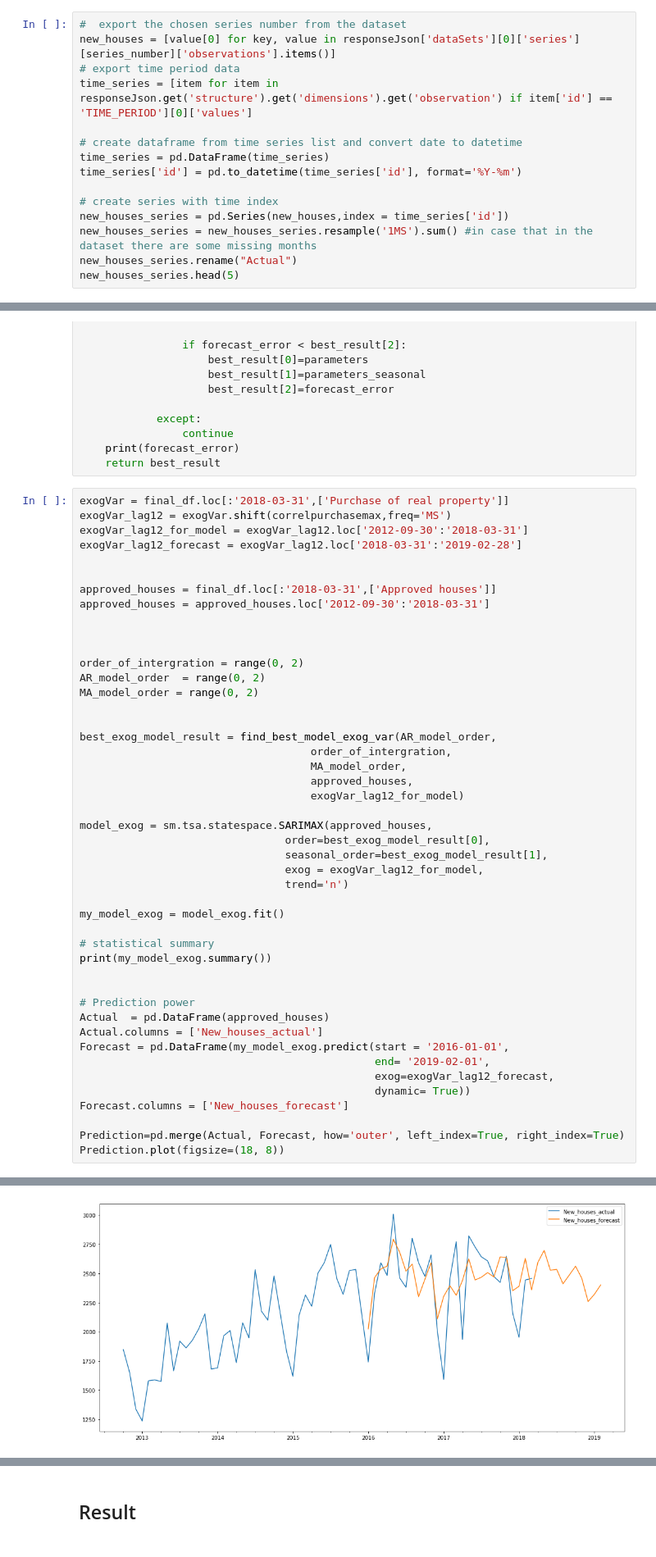
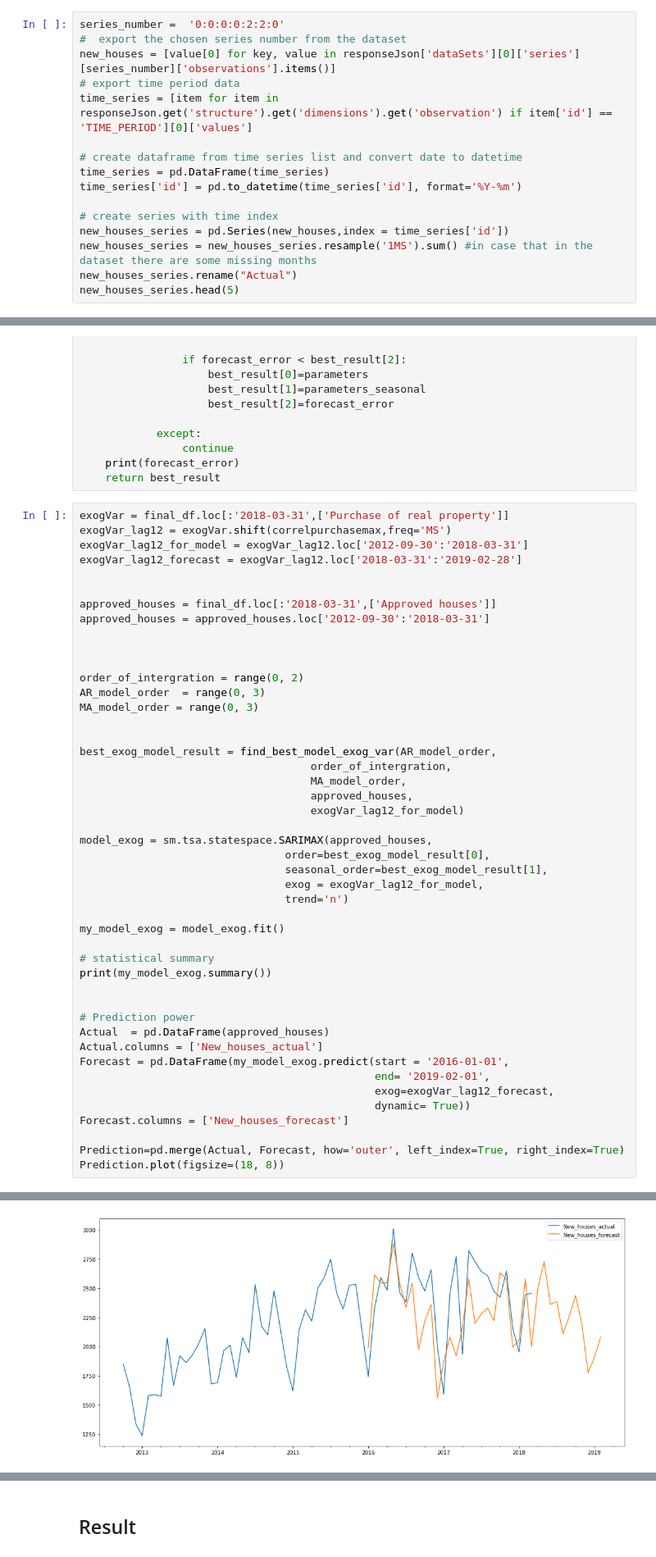
Before and after one commit to TheVacuumUniversity/Time-series-analysis, a Jupyter notebook: Building approvals in New South Wales (Australia) forecast - time series analysis.ipynb, the cells around one changed output, grey strips where cells are left out. Shown at 82% size. Drawn from its saved outputs; the diff is of its cells as text.

```diff
--- a/Building approvals in New South Wales (Australia) forecast - time series analysis.ipynb
+++ b/Building approvals in New South Wales (Australia) forecast - time series analysis.ipynb
@@ -101,6 +102,7 @@ You choose Total number of dwelling units Total Sectors New Houses States and Te
 # %% [markdown]
 In following part, let's extract only the choosen series from whole dataset with time series as indexed id.
 # %%
+series_number =  '0:0:0:0:2:2:0'
 #  export the chosen series number from the dataset
 new_houses = [value[0] for key, value in responseJson['dataSets'][0]['series'][series_number]['observations'].items()]
 # export time period data
@@ -920,8 +930,8 @@ approved_houses = approved_houses.loc['2012-09-30':'2018-03-31']
 
 
 order_of_intergration = range(0, 2)
-AR_model_order  = range(0, 2)
-MA_model_order = range(0, 2)
+AR_model_order  = range(0, 3)
+MA_model_order = range(0, 3)
 
 
 best_exog_model_result = find_best_model_exog_var(AR_model_order,
@@ -974,5 +984,5 @@ Warnings:
 <matplotlib.axes._subplots.AxesSubplot at 0x...>
-[figure, old version]
+[figure, new version]
 # %%
 Prediction.tail(50)
 # %% [output]
```
Also changed, not shown: parts of 20 cells of this notebook.
